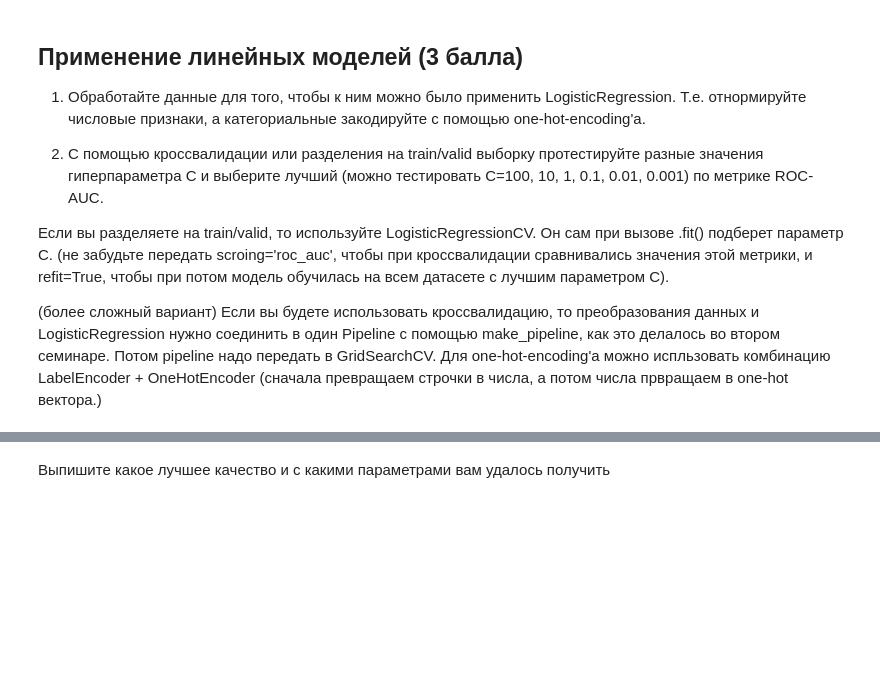
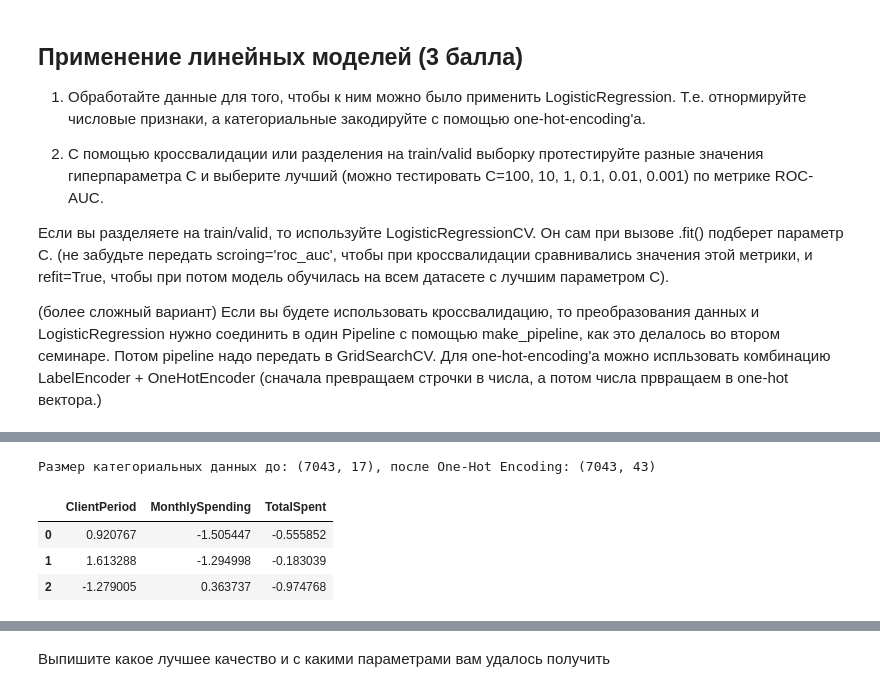
Before and after one commit to Buterbrod/Deep-Learning-School-2021, a Jupyter notebook: baseline.ipynb, the cells around one changed output, grey strips where cells are left out. Drawn from its saved outputs; the diff is of its cells as text; code cells hidden in the pictures; blank space fills up the shorter version.

```diff
--- a/baseline.ipynb
+++ b/baseline.ipynb
@@ -530,3 +536,23 @@ X_num_train
+# %%
+# применим к ним One-Hot Encoding
+new_cat_data = pd.get_dummies(cat_data)
+print('Размер категориальных данных до: '+str(cat_data.shape)+', после One-Hot Encoding: '+str(new_cat_data.shape))
+# %% [output]
+Размер категориальных данных до: (7043, 17), после One-Hot Encoding: (7043, 43)
+# %%
+# нормализуем численные признаки
+train_data = all_data[all_data['IsTrainData']==1][num_cols]
+test_data  = all_data[all_data['IsTrainData']==0][num_cols]
+
+scaler = StandardScaler()
+new_num_train_data = pd.DataFrame(scaler.fit_transform(train_data), columns=train_data.columns)
+new_num_test_data = pd.DataFrame(scaler.transform(test_data), columns=test_data.columns)
+new_num_train_data.head(3)
+# %% [output]
+|  | ClientPeriod | MonthlySpending | TotalSpent |
+| 0 | 0.920767 | -1.505447 | -0.555852 |
+| 1 | 1.613288 | -1.294998 | -0.183039 |
+| 2 | -1.279005 | 0.363737 | -0.974768 |
 # %%
 # вернуть min_max для данных
 def f_min_max(data, title_min='min', title_max='max'):
```
Also changed, not shown: parts of 26 cells of this notebook.
